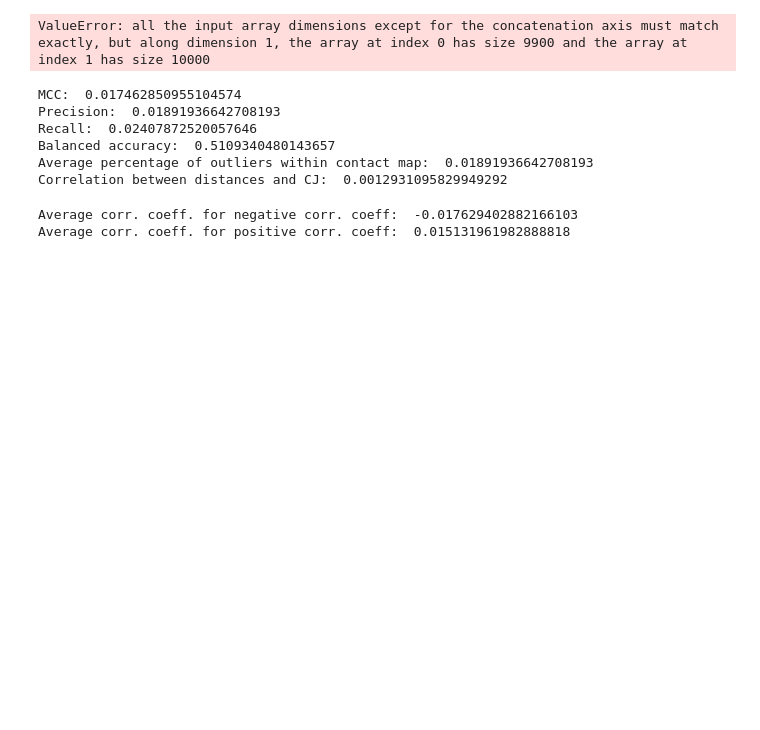
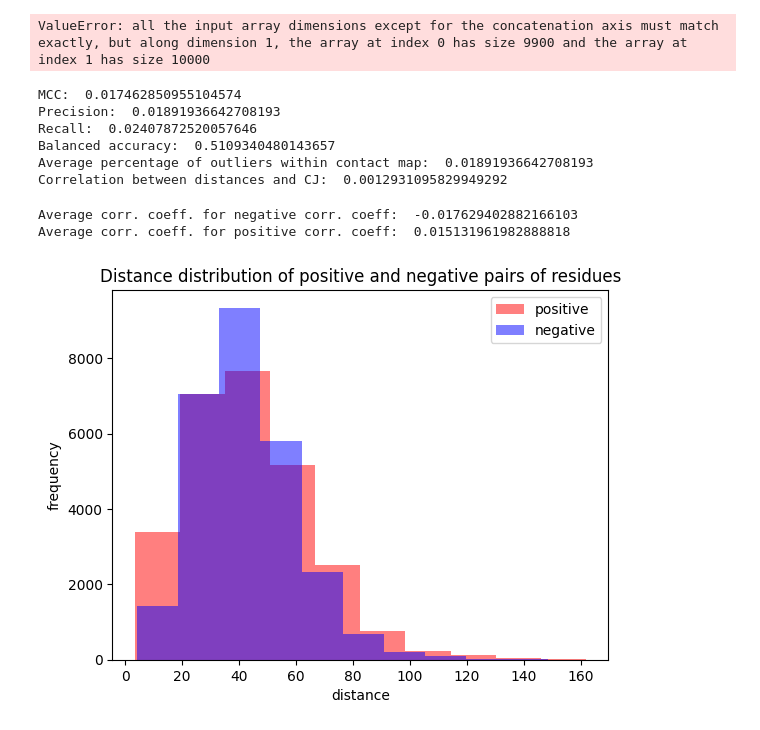
Before and after one commit to ievapudz/gLM_PPI_XAI, a Jupyter notebook: contact_map.ipynb, the cells around one changed output. Saved outputs shown, nothing was run; the diff lists cells and outputs as text; code cells hidden in the pictures; blank space fills up the shorter version.

Commit message:
Added plotting of the distributions of distances.

```diff
--- a/contact_map.ipynb
+++ b/contact_map.ipynb
@@ -165,6 +165,9 @@ recs = []
 bal_accs = []
 perc_cj_bits_in_cm_arr = []
 dist_corr = []
+
+neg_dists = []
+pos_dists = []
 
 for i in range(len(data)):
     contact_map = get_contact_map(data[i], padding=None)
@@ -190,6 +193,18 @@ for i in range(len(data)):
 
     # Computing correlation between distances and cj signals
     dist_corr.append(np.corrcoef(np.array(data[i]["dist_matrix"].flatten()), cj.flatten())[0][1])
+
+    # Collecting info for plotting the distribution of distances
+    bool_pos_mask = cj_contact_map.astype(bool)
+    bool_neg_mask = (1-cj_contact_map).astype(bool)
+
+    pos_dist = data[i]["dist_matrix"][bool_pos_mask]
+    neg_dist = np.array(data[i]["dist_matrix"][bool_neg_mask])
+
+    neg_dist_downsampled = random.sample(sorted(neg_dist), len(pos_dist))
+
+    pos_dists += pos_dist
+    neg_dists += neg_dist_downsampled
 # %% [output]
 ValueError: all the input array dimensions except for the concatenation axis must match exactly, but along dimension 1, the array at index 0 has size 9900 and the array at index 1 has size 10000
 # %%
@@ -221,6 +234,22 @@ dist_corr = np.array(dist_corr)
-# %%
-print("Average corr. coeff. for negative corr. coeff: ", np.average(dist_corr[np.where(dist_corr < 0)]))
-print("Average corr. coeff. for positive corr. coeff: ", np.average(dist_corr[np.where(dist_corr >= 0)]))
-# %% [output]
-Average corr. coeff. for negative corr. coeff:  -0.017629402882166103
-Average corr. coeff. for positive corr. coeff:  0.015131961982888818
+# %%
+dist_corr = np.array(dist_corr)
+
+print("Average corr. coeff. for negative corr. coeff: ", np.average(dist_corr[np.where(dist_corr < 0)]))
+print("Average corr. coeff. for positive corr. coeff: ", np.average(dist_corr[np.where(dist_corr >= 0)]))
+# %% [output]
+Average corr. coeff. for negative corr. coeff:  -0.017629402882166103
+Average corr. coeff. for positive corr. coeff:  0.015131961982888818
+# %%
+import matplotlib.pyplot as plt
+
+plt.hist(pos_dists, color='red', alpha=0.5, label='positive')
+plt.hist(neg_dists, color='blue', alpha=0.5, label='negative')
+
+plt.xlabel('distance')
+plt.ylabel('frequency')
+plt.title('Distance distribution of positive and negative pairs of residues')
+plt.legend()
+
+plt.show()
+# %% [output]
+[figure, added]
```
Also changed, not shown: parts of 2 cells of this notebook.
